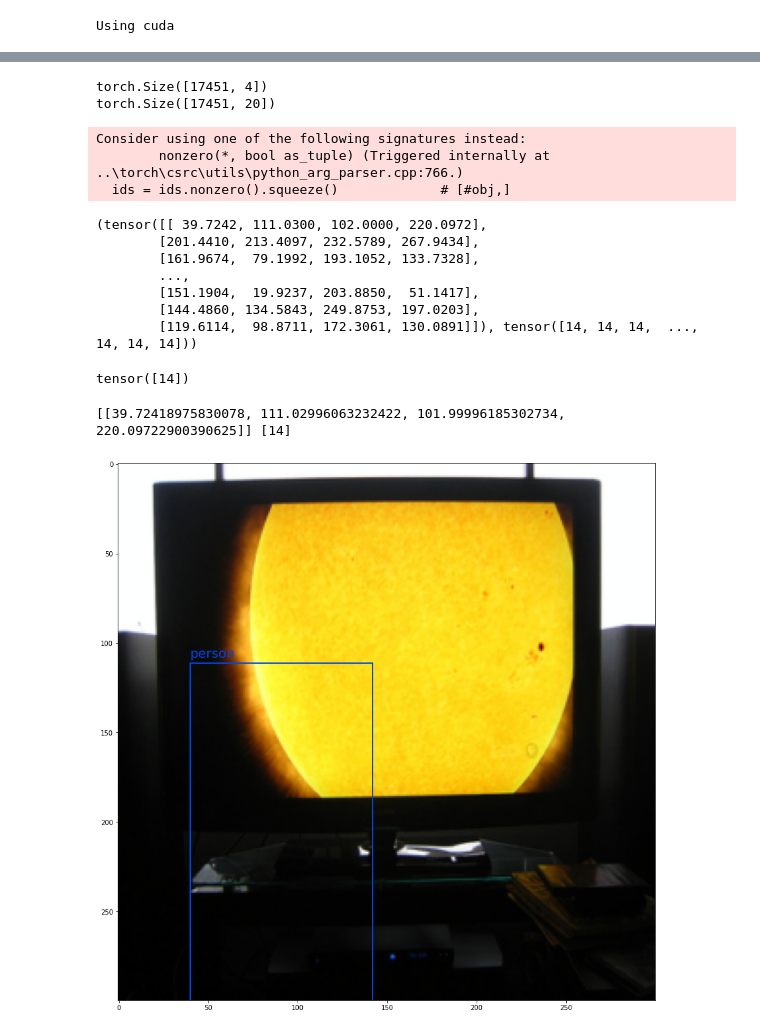
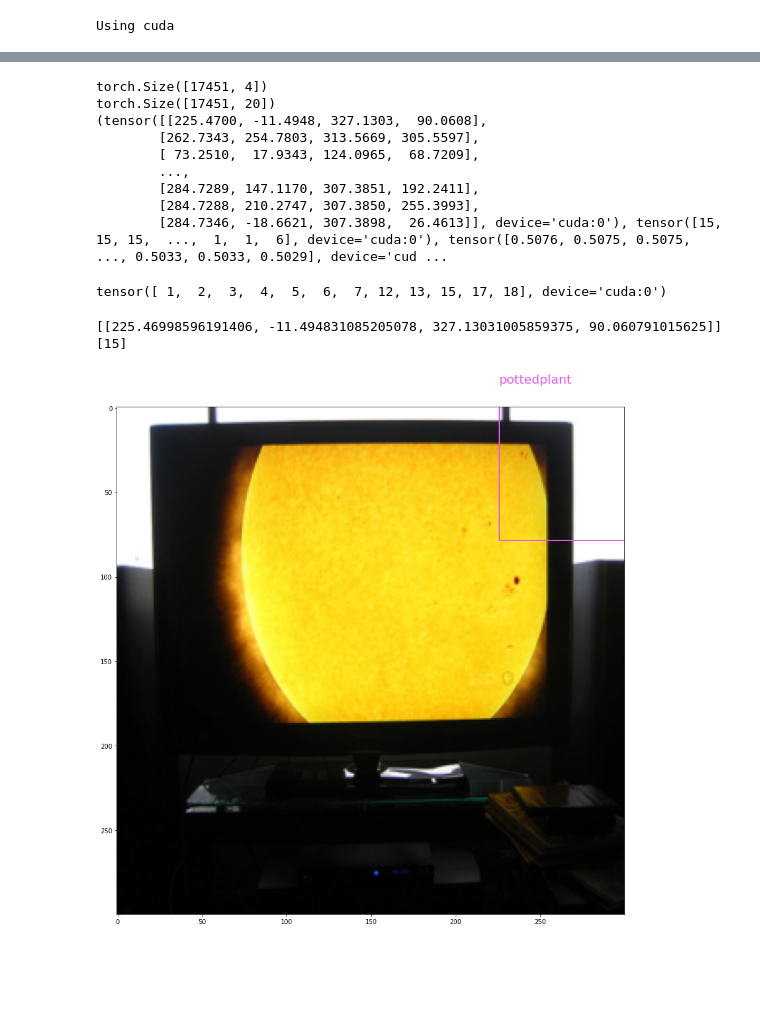
Before and after one commit to kaylode/theseus, a Jupyter notebook: Testing Notebook.ipynb, the cells around one changed output, grey strips where cells are left out. Cells and saved outputs as stored; diff of their text form; code cells hidden in the pictures; blank space fills up the shorter version.

```diff
--- a/Testing Notebook.ipynb
+++ b/Testing Notebook.ipynb
@@ -97,40 +92,37 @@ Validating iterations per epoch: 1456
 loc_preds, cls_preds = trainer.inference_batch(valloader)
 print(loc_preds[0].shape)
 print(cls_preds[0].shape)
-results = my_collate.encoder.decode(loc_preds[0],cls_preds[0],300)
+results = my_collate.encoder.decode(loc_preds[0].cuda(),cls_preds[0].cuda(),300)
 print(results)
 # %% [output]
 torch.Size([17451, 4])
 torch.Size([17451, 20])
+(tensor([[225.4700, -11.4948, 327.1303,  90.0608],
+        [262.7343, 254.7803, 313.5669, 305.5597],
+        [ 73.2510,  17.9343, 124.0965,  68.7209],
+        ...,
+        [284.7289, 147.1170, 307.3851, 192.2411],
+        [284.7288, 210.2747, 307.3850, 255.3993],
+        [284.7346, -18.6621, 307.3898,  26.4613]], device='cuda:0'), tensor([15, 15, 15,  ...,  1,  1,  6], device='cuda:0'), tensor([0.5076, 0.5075, 0.5075,  ..., 0.5033, 0.5033, 0.5029], device='cud ...
-Consider using one of the following signatures instead:
-        nonzero(*, bool as_tuple) (Triggered internally at  ..\torch\csrc\utils\python_arg_parser.cpp:766.)
-  ids = ids.nonzero().squeeze()             # [#obj,]
-(tensor([[ 39.7242, 111.0300, 102.0000, 220.0972],
-        [201.4410, 213.4097, 232.5789, 267.9434],
-        [161.9674,  79.1992, 193.1052, 133.7328],
-        ...,
-        [151.1904,  19.9237, 203.8850,  51.1417],
-        [144.4860, 134.5843, 249.8753, 197.0203],
-        [119.6114,  98.8711, 172.3061, 130.0891]]), tensor([14, 14, 14,  ..., 14, 14, 14]))
 # %%
 print(results[1].unique())
 # %% [output]
-tensor([14])
+tensor([ 1,  2,  3,  4,  5,  6,  7, 12, 13, 15, 17, 18], device='cuda:0')
 # %%
-box_test = results[0][0]
-label_test = results[1][0]
+box_test = results[0][0].cpu()
+label_test = results[1][0].cpu()
 for batch in valloader:
     img_test = batch['imgs'][0]
     break
 s = valset.transforms.denormalize(img = img_test, box = box_test, label = label_test)
 img = s['img']
 boxes = [s['box'].numpy().tolist()]
 label = [s['label'].numpy().tolist()]
 print(boxes,label)
 valset.visualize(img,boxes,label)
 # %% [output]
-[[39.72418975830078, 111.02996063232422, 101.99996185302734, 220.09722900390625]] [14]
+[[225.46998596191406, -11.494831085205078, 327.13031005859375, 90.060791015625]] [15]
-[figure, old version]
+[figure, new version]
 # %%
 for idx, batch in enumerate(trainloader):
     optimizer.zero_grad()
```
Also changed, not shown: parts of 4 cells of this notebook, 3 other files.
